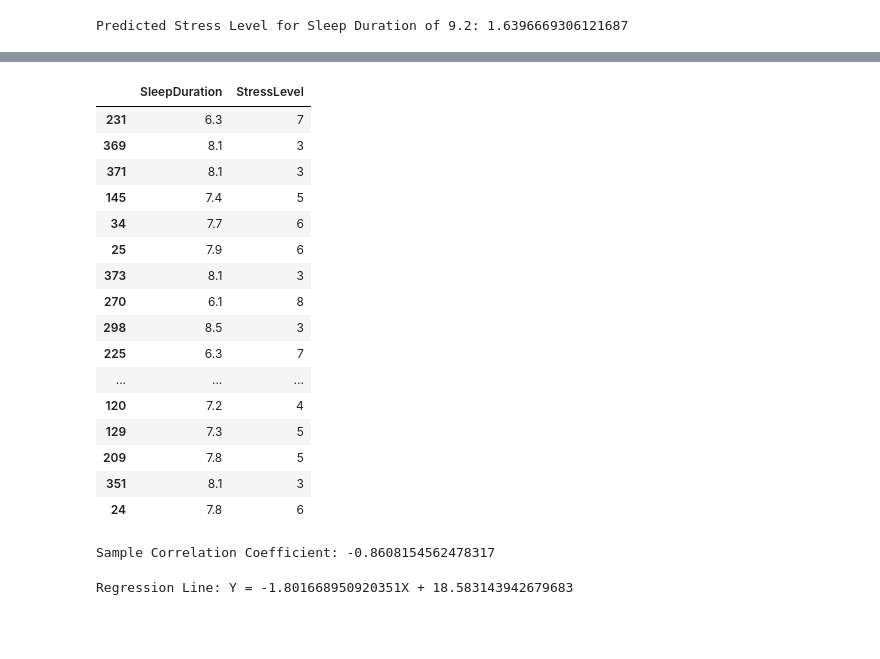
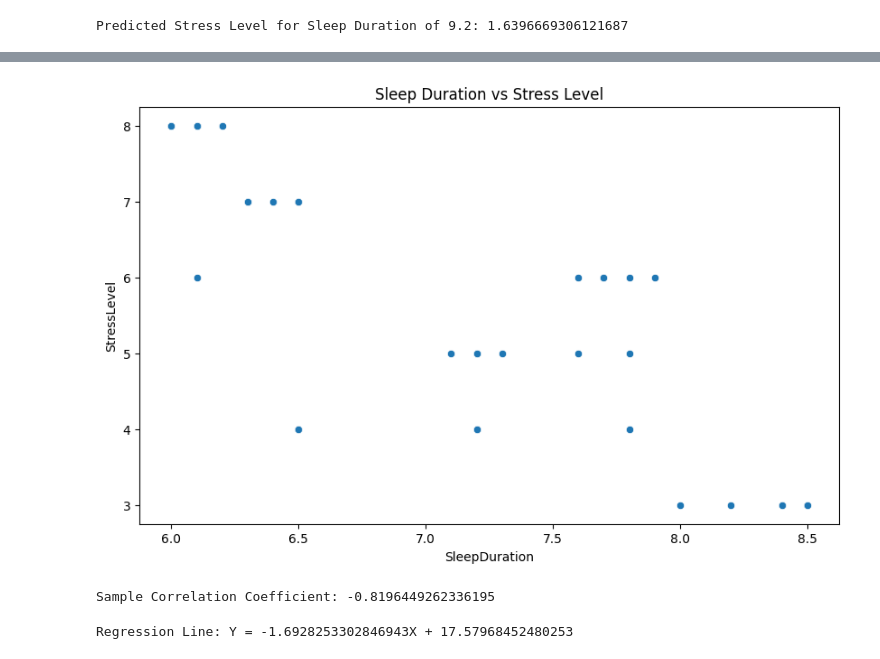
Before and after one commit to thangthewinner/MAS291_Project, a Jupyter notebook: project.ipynb, the cells around one changed output, grey strips where cells are left out. Drawn from its saved outputs; the diff is of its cells as text; code cells hidden in the pictures; blank space fills up the shorter version.

```diff
--- a/project.ipynb
+++ b/project.ipynb
@@ -428,4 +419,3 @@ plt.show()
 # %%
-st = df.sample(n=30, random_state=113) [['SleepDuration','StressLevel']]
-fig = ff.create_table(st)
-fig.show()
+st = df[['SleepDuration','StressLevel']].sample(n=40,random_state=42)
+st
@@ -432,40 +440,25 @@ fig.show()
-# %%
-st
-# %% [output]
-|  | SleepDuration | StressLevel |
-| 231 | 6.3 | 7 |
-| 369 | 8.1 | 3 |
-| 371 | 8.1 | 3 |
-| 145 | 7.4 | 5 |
-| 34 | 7.7 | 6 |
-| 25 | 7.9 | 6 |
-| 373 | 8.1 | 3 |
-| 270 | 6.1 | 8 |
-| 298 | 8.5 | 3 |
-| 225 | 6.3 | 7 |
-| ... | ... | ... |
-| 120 | 7.2 | 4 |
-| 129 | 7.3 | 5 |
-| 209 | 7.8 | 5 |
-| 351 | 8.1 | 3 |
-| 24 | 7.8 | 6 |
+# %%
+plt.figure(figsize=(10,6))
+sns.scatterplot(x='SleepDuration',y='StressLevel',data=st)
+plt.title('Sleep Duration vs Stress Level')
+plt.show()
+# %% [output]
+[figure, added]
 # %%
 correlation = np.corrcoef(st['SleepDuration'], st['StressLevel'])[0, 1]
 print(f'Sample Correlation Coefficient: {correlation}')
 # %% [output]
-Sample Correlation Coefficient: -0.8608154562478317
+Sample Correlation Coefficient: -0.8196449262336195
 # %%
 # Reshape data for sklearn
-X = st['SleepDuration'].values.reshape(-1, 1)
+X = st['SleepDuration'].values
 Y = st['StressLevel'].values
 
-# Create and fit the model
-model = LinearRegression()
-model.fit(X, Y)
+theta = gradient_descent(X, Y)
 
 # Get the parameters
-slope = model.coef_[0]
-intercept = model.intercept_
+slope = theta[1]
+intercept = theta[0]
 print(f'Regression Line: Y = {slope}X + {intercept}')
 # %% [output]
-Regression Line: Y = -1.801668950920351X + 18.583143942679683
+Regression Line: Y = -1.6928253302846943X + 17.57968452480253
```
Also changed, not shown: parts of 18 cells of this notebook, 1 other file.
